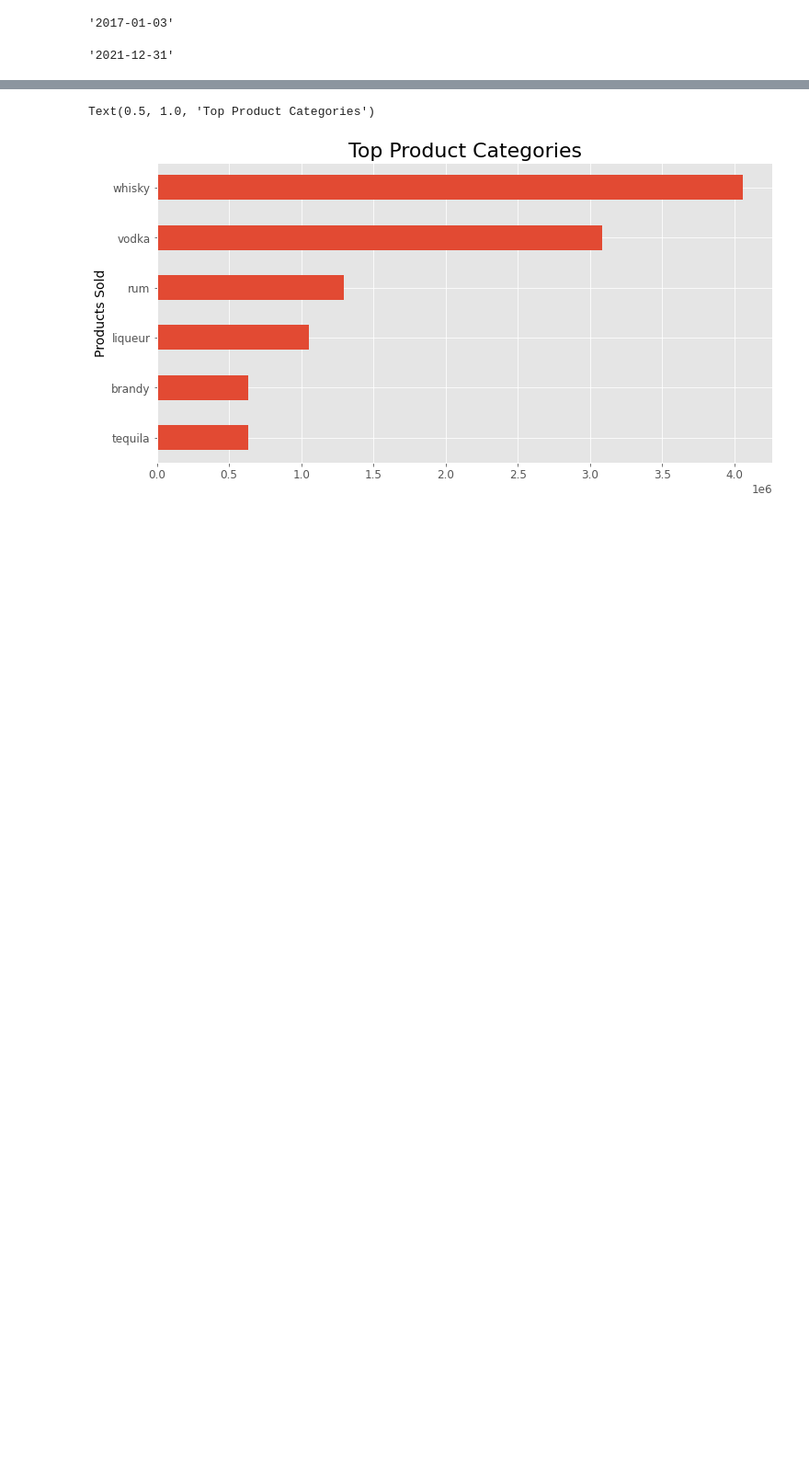
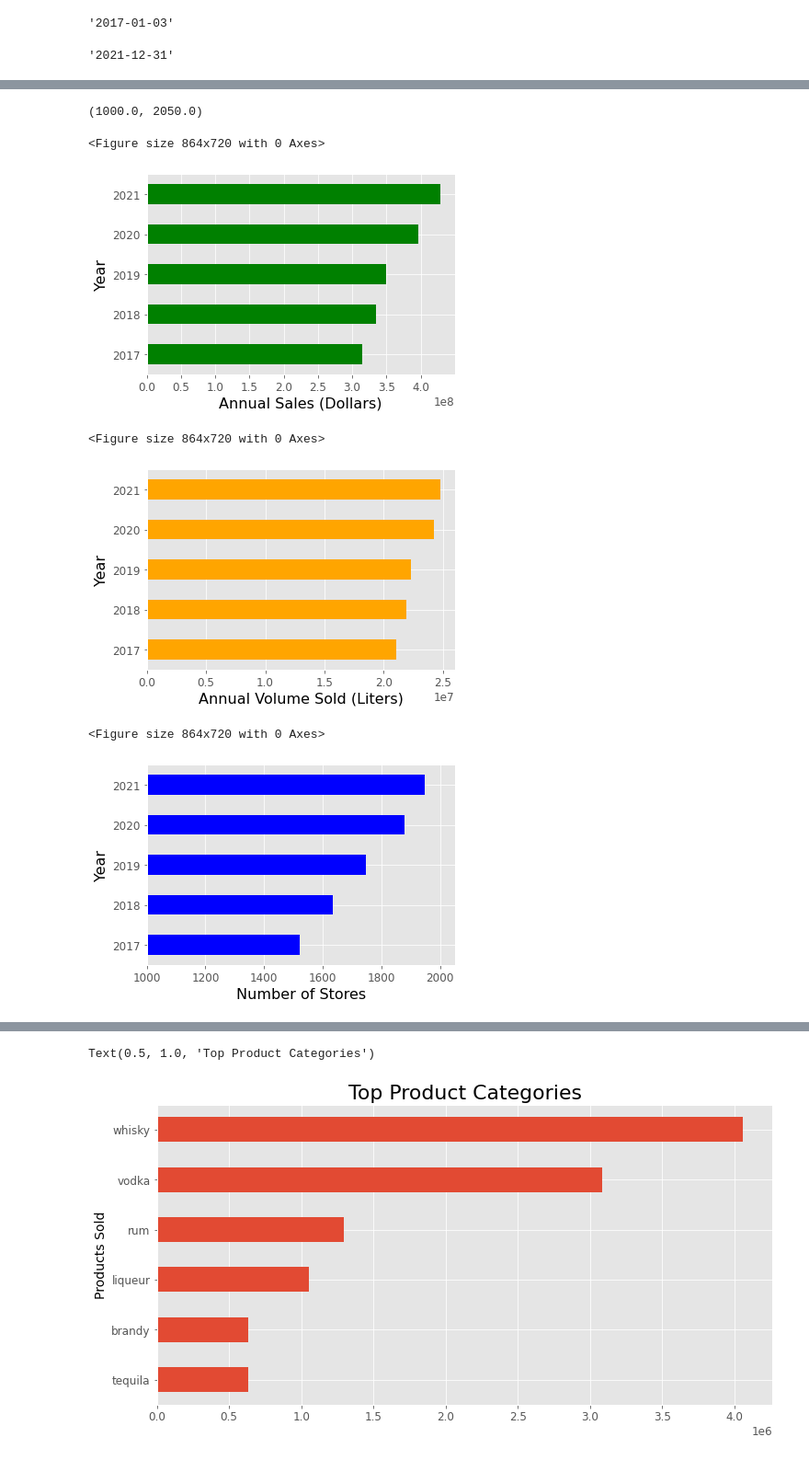
Before and after one commit to flyingcape/Iowa_Liquor_Sales, a Jupyter notebook: LiquorSales_Analysis_withDB-BigPicture.ipynb, the cells around one changed output, grey strips where cells are left out. Shown at 92% size. Drawn from its saved outputs; the diff is of its cells as text; code cells hidden in the pictures; blank space fills up the shorter version.

Commit message:
more visualization work in the analysis notebooks, missed changes from last commit

```diff
--- a/LiquorSales_Analysis_withDB-BigPicture.ipynb
+++ b/LiquorSales_Analysis_withDB-BigPicture.ipynb
@@ -167,0 +104,27 @@ plt.legend('',frameon=False)
+# %%
+fig = plt.figure(figsize = (12,10))
+temp.groupby(['Year']).agg({'Sale_Dollars':'sum'}).plot.barh(color = 'green')
+plt.xlabel('Annual Sales (Dollars)',fontsize=16, color = 'black')
+plt.ylabel('Year', fontsize=16, color = 'black', rotation = 90)
+plt.legend('',frameon=False)
+
+fig = plt.figure(figsize = (12,10))
+temp.groupby('Year').agg({'VolumeSold_Liters':'sum'}).plot.barh(color = 'orange')
+plt.xlabel('Annual Volume Sold (Liters)',fontsize=16, color = 'black')
+plt.ylabel('Year', fontsize=16, color = 'black', rotation = 90)
+plt.legend('',frameon=False)
+
+fig = plt.figure(figsize = (12,10))
+temp.groupby(['Year']).agg({'StoreID':'nunique'}).plot.barh(color='blue')
+plt.xlabel('Number of Stores',fontsize=16, color = 'black')
+plt.ylabel('Year', fontsize=16, color = 'black', rotation = 90)
+plt.legend('',frameon=False)
+plt.xlim(1000,2050)
+# %% [output]
+(1000.0, 2050.0)
+<Figure size 864x720 with 0 Axes>
+[figure, added]
+<Figure size 864x720 with 0 Axes>
+[figure, added]
+<Figure size 864x720 with 0 Axes>
+[figure, added]
```
Also changed, not shown: parts of 17 cells of this notebook.
